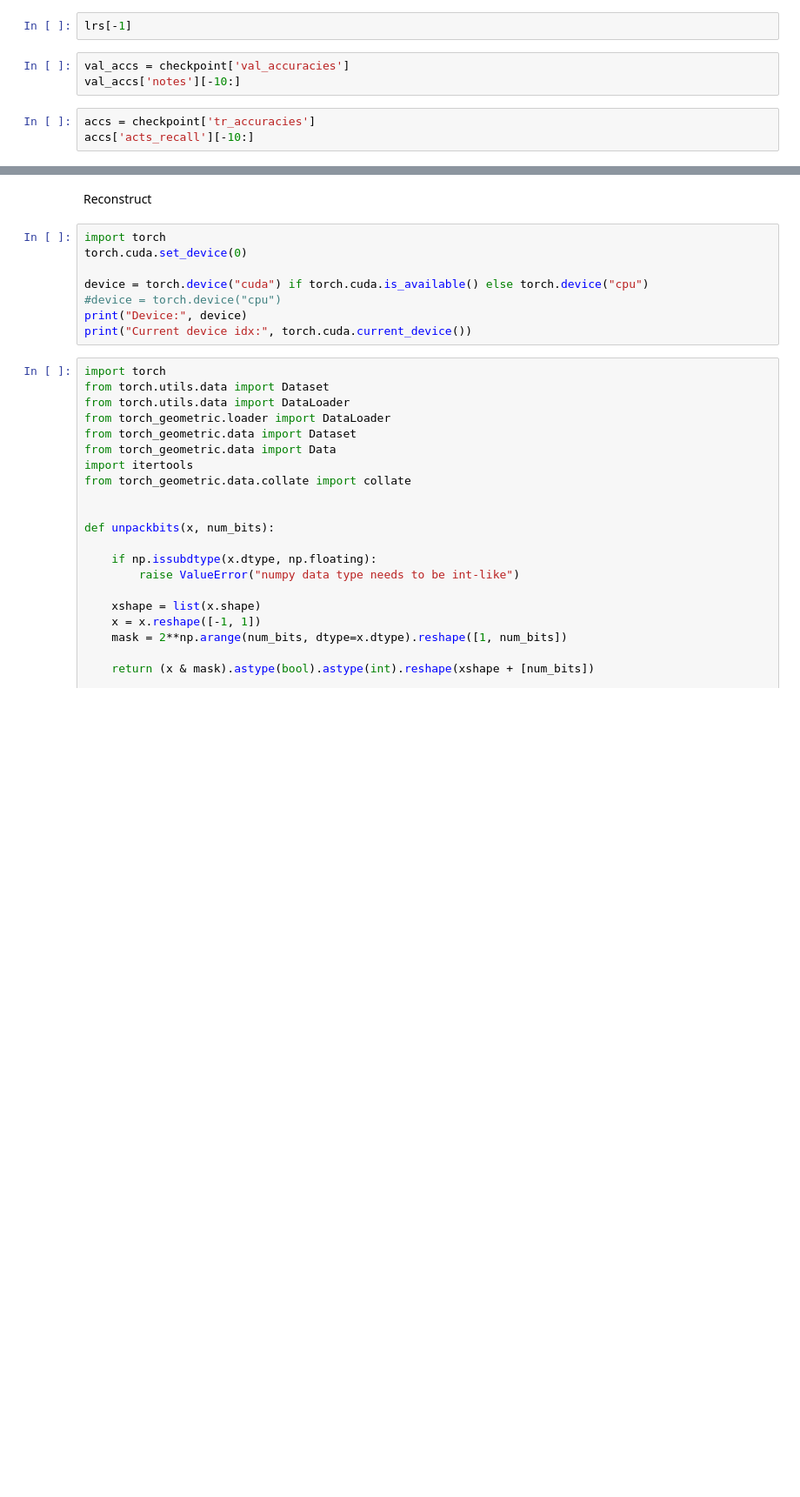
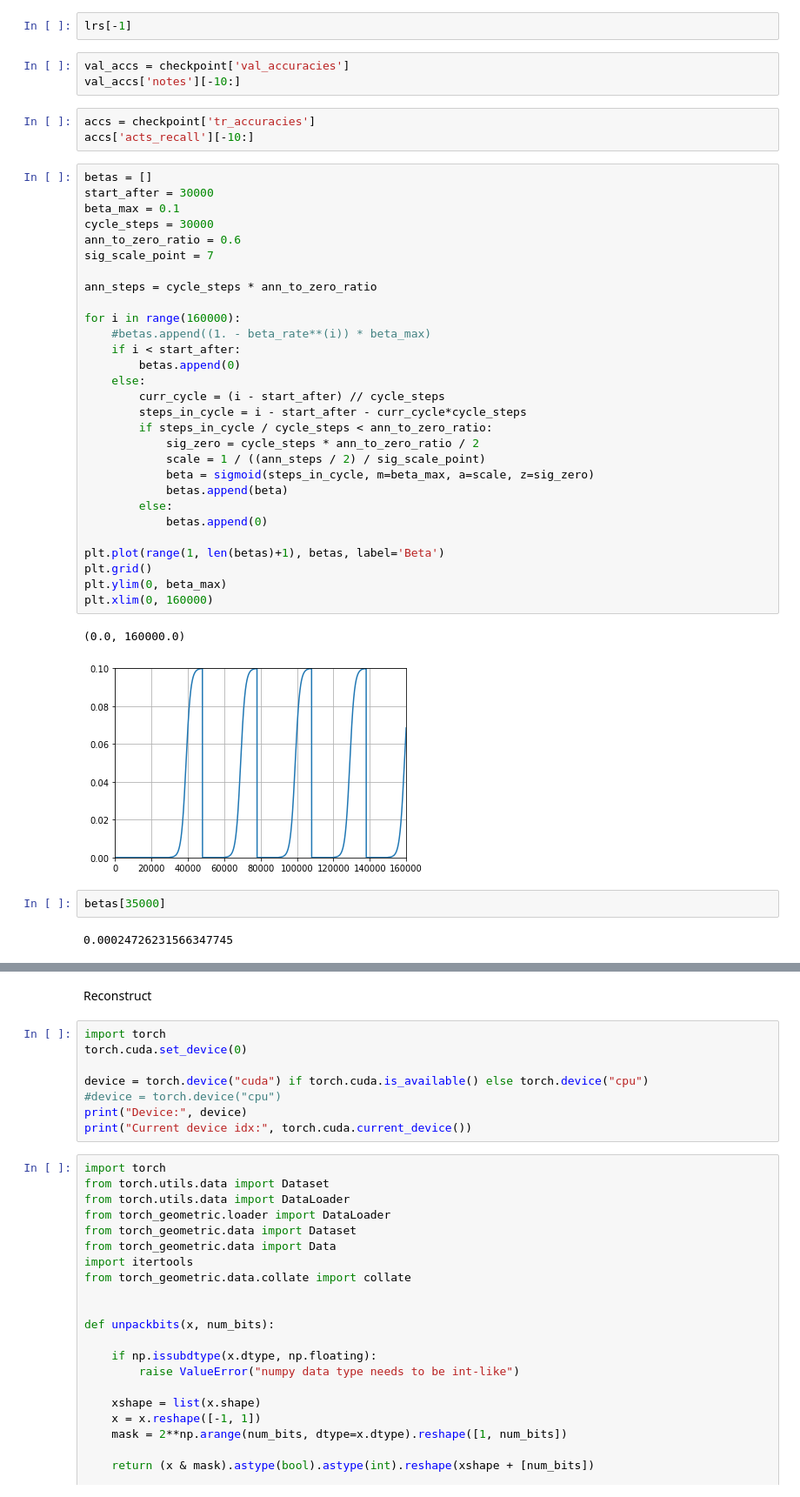
Before and after one commit to EmanueleCosenza/polyphemus, a Jupyter notebook: plot.ipynb, the cells around one changed output, grey strips where cells are left out. Shown at 87% size. Cells and saved outputs as stored; diff of their text form; blank space fills up the shorter version.

```diff
--- a/plot.ipynb
+++ b/plot.ipynb
@@ -124,6 +128,42 @@ val_accs['notes'][-10:]
 # %%
 accs = checkpoint['tr_accuracies']
 accs['acts_recall'][-10:]
+# %%
+betas = []
+start_after = 30000
+beta_max = 0.1
+cycle_steps = 30000
+ann_to_zero_ratio = 0.6
+sig_scale_point = 7
+
+ann_steps = cycle_steps * ann_to_zero_ratio
+
+for i in range(160000):
+    #betas.append((1. - beta_rate**(i)) * beta_max)
+    if i < start_after:
+        betas.append(0)
+    else:
+        curr_cycle = (i - start_after) // cycle_steps
+        steps_in_cycle = i - start_after - curr_cycle*cycle_steps
+        if steps_in_cycle / cycle_steps < ann_to_zero_ratio:
+            sig_zero = cycle_steps * ann_to_zero_ratio / 2
+            scale = 1 / ((ann_steps / 2) / sig_scale_point)
+            beta = sigmoid(steps_in_cycle, m=beta_max, a=scale, z=sig_zero)
+            betas.append(beta)
+        else:
+            betas.append(0)
+
+plt.plot(range(1, len(betas)+1), betas, label='Beta')
+plt.grid()
+plt.ylim(0, beta_max)
+plt.xlim(0, 160000)
+# %% [output]
+(0.0, 160000.0)
+[figure, added]
+# %%
+betas[35000]
+# %% [output]
+0.00024726231566347745
 # %%
 import numpy as np
 
```
Also changed, not shown: parts of 9 cells of this notebook, 2 other files.
